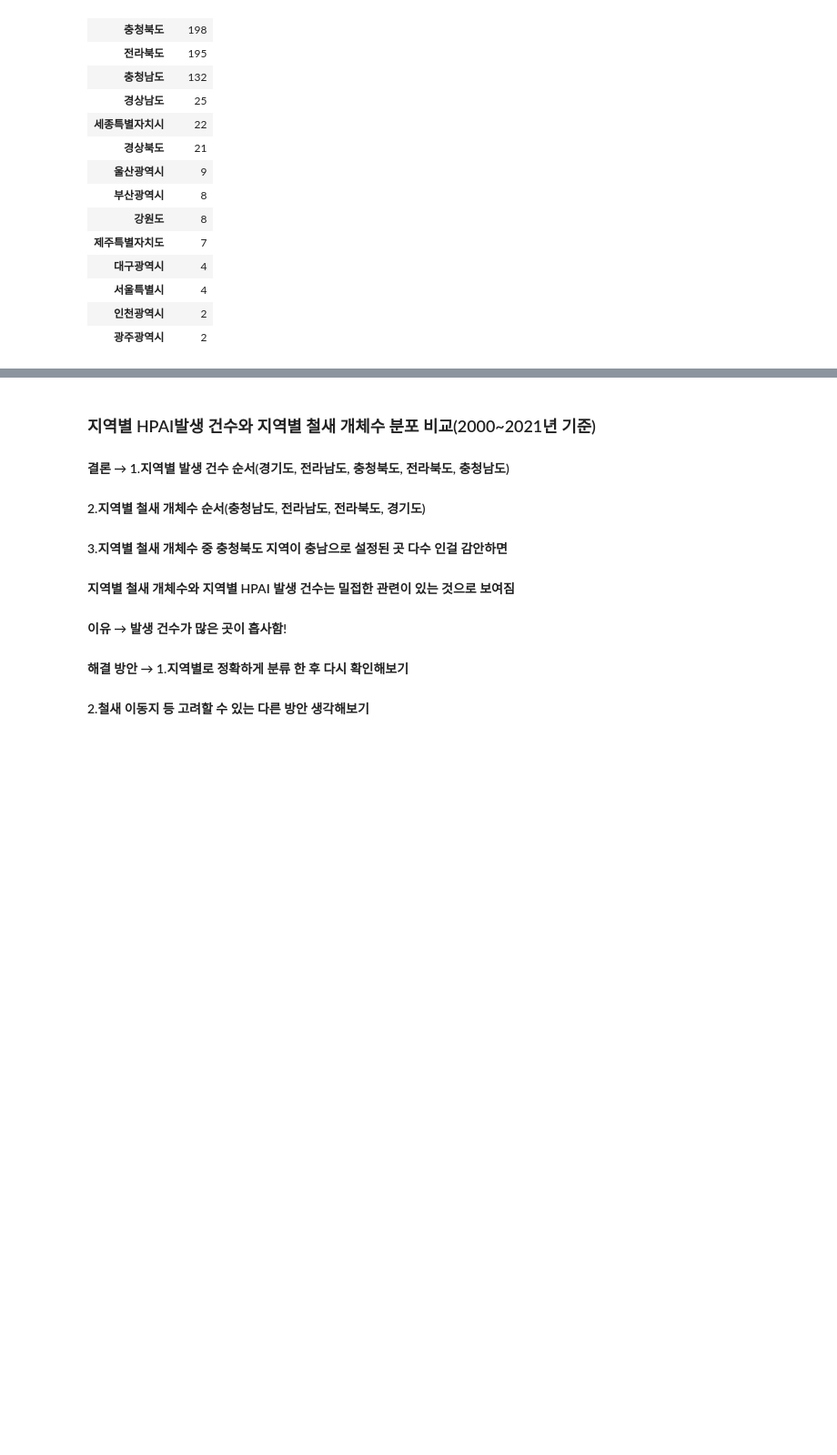
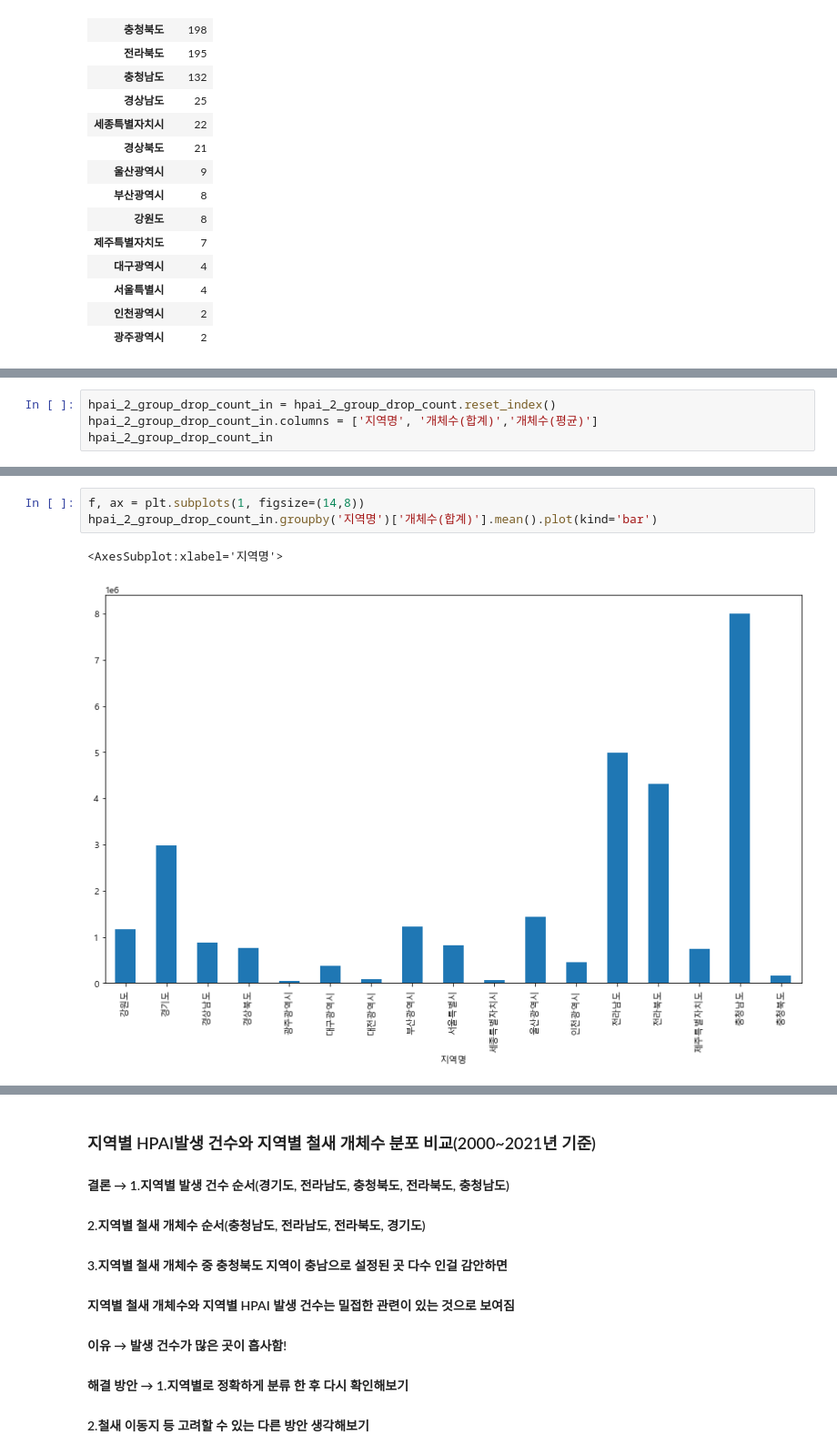
Before and after one commit to jiwoo-coding/aiai, a Jupyter notebook: HPAI kk.ipynb, the cells around one changed output, grey strips where cells are left out. Shown at 91% size. Drawn from its saved outputs; the diff is of its cells as text; blank space fills up the shorter version.

```diff
--- a/HPAI kk.ipynb
+++ b/HPAI kk.ipynb
@@ -846,0 +869,4 @@ hpai_11_count_df
+# %%
+hpai_2_group_drop_count_in = hpai_2_group_drop_count.reset_index()
+hpai_2_group_drop_count_in.columns = ['지역명', '개체수(합계)','개체수(평균)']
+hpai_2_group_drop_count_in
@@ -846,0 +901,6 @@ hpai_11_count_df
+# %%
+f, ax = plt.subplots(1, figsize=(14,8))
+hpai_2_group_drop_count_in.groupby('지역명')['개체수(합계)'].mean().plot(kind='bar')
+# %% [output]
+<AxesSubplot:xlabel='지역명'>
+[figure, added]
```
Also changed, not shown: parts of 5 cells of this notebook.
